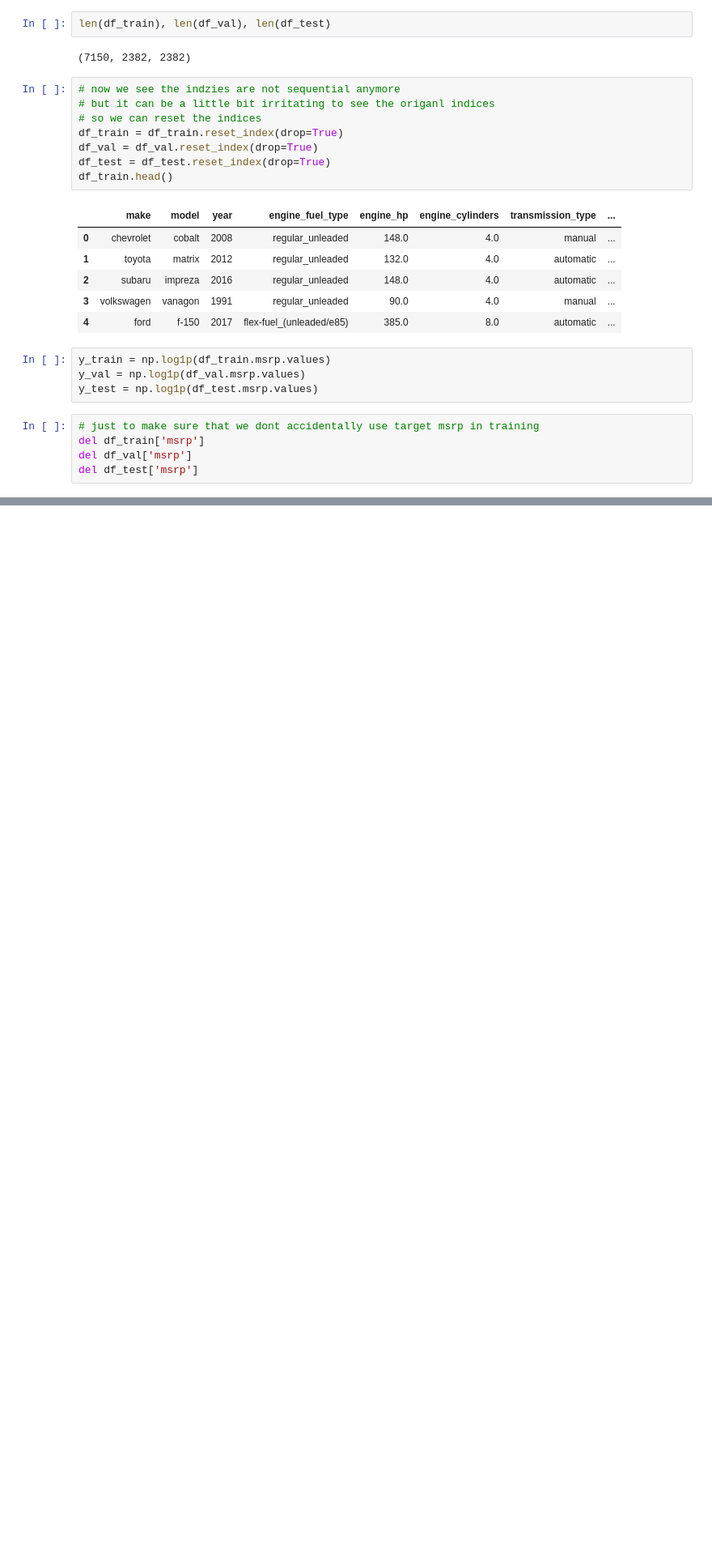
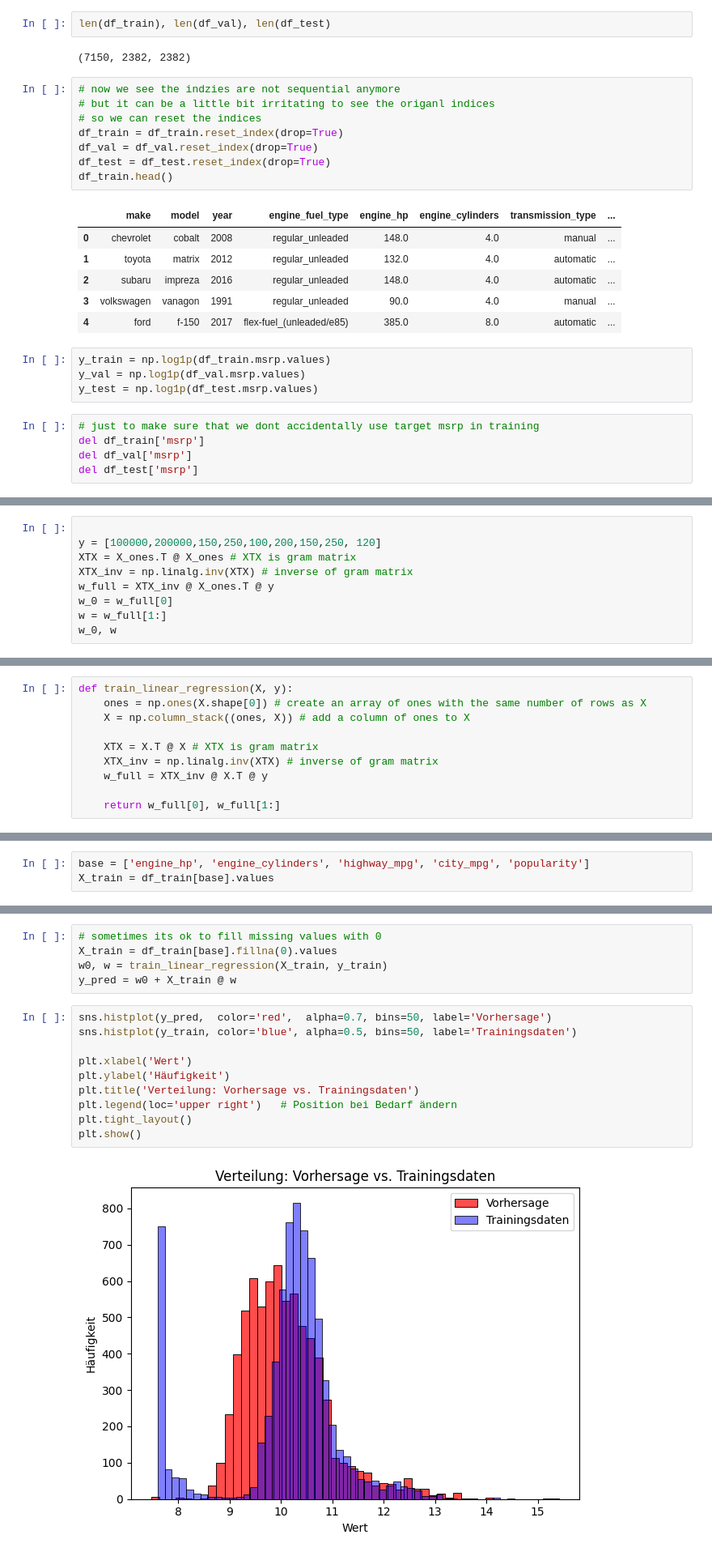
Before and after one commit to johannsince1989-art/mlfirststeps, a Jupyter notebook: lesson 2/lecture_2.ipynb, the cells around one changed output, grey strips where cells are left out. Shown at 81% size. Saved outputs shown, nothing was run; the diff lists cells and outputs as text; blank space fills up the shorter version.

```diff
--- a/lesson 2/lecture_2.ipynb
+++ b/lesson 2/lecture_2.ipynb
@@ -341,0 +492,9 @@ del df_test['msrp']
+# %%
+
+y = [100000,200000,150,250,100,200,150,250, 120]
+XTX = X_ones.T @ X_ones # XTX is gram matrix
+XTX_inv = np.linalg.inv(XTX) # inverse of gram matrix
+w_full = XTX_inv @ X_ones.T @ y
+w_0 = w_full[0]
+w = w_full[1:]
+w_0, w
@@ -341,0 +516,10 @@ del df_test['msrp']
+# %%
+def train_linear_regression(X, y):
+    ones = np.ones(X.shape[0]) # create an array of ones with the same number of rows as X
+    X = np.column_stack((ones, X)) # add a column of ones to X
+
+    XTX = X.T @ X # XTX is gram matrix
+    XTX_inv = np.linalg.inv(XTX) # inverse of gram matrix
+    w_full = XTX_inv @ X.T @ y
+
+    return w_full[0], w_full[1:]
@@ -341,0 +553,3 @@ del df_test['msrp']
+# %%
+base = ['engine_hp', 'engine_cylinders', 'highway_mpg', 'city_mpg', 'popularity']
+X_train = df_train[base].values
@@ -341,0 +559,17 @@ del df_test['msrp']
+# %%
+# sometimes its ok to fill missing values with 0
+X_train = df_train[base].fillna(0).values
+w0, w = train_linear_regression(X_train, y_train)
+y_pred = w0 + X_train @ w
+# %%
+sns.histplot(y_pred,  color='red',  alpha=0.7, bins=50, label='Vorhersage')
+sns.histplot(y_train, color='blue', alpha=0.5, bins=50, label='Trainingsdaten')
+
+plt.xlabel('Wert')
+plt.ylabel('Häufigkeit')
+plt.title('Verteilung: Vorhersage vs. Trainingsdaten')
+plt.legend(loc='upper right')   # Position bei Bedarf ändern
+plt.tight_layout()
+plt.show()
+# %% [output]
+[figure, added]
```
Also changed, not shown: parts of 31 cells of this notebook, 6 other files.
